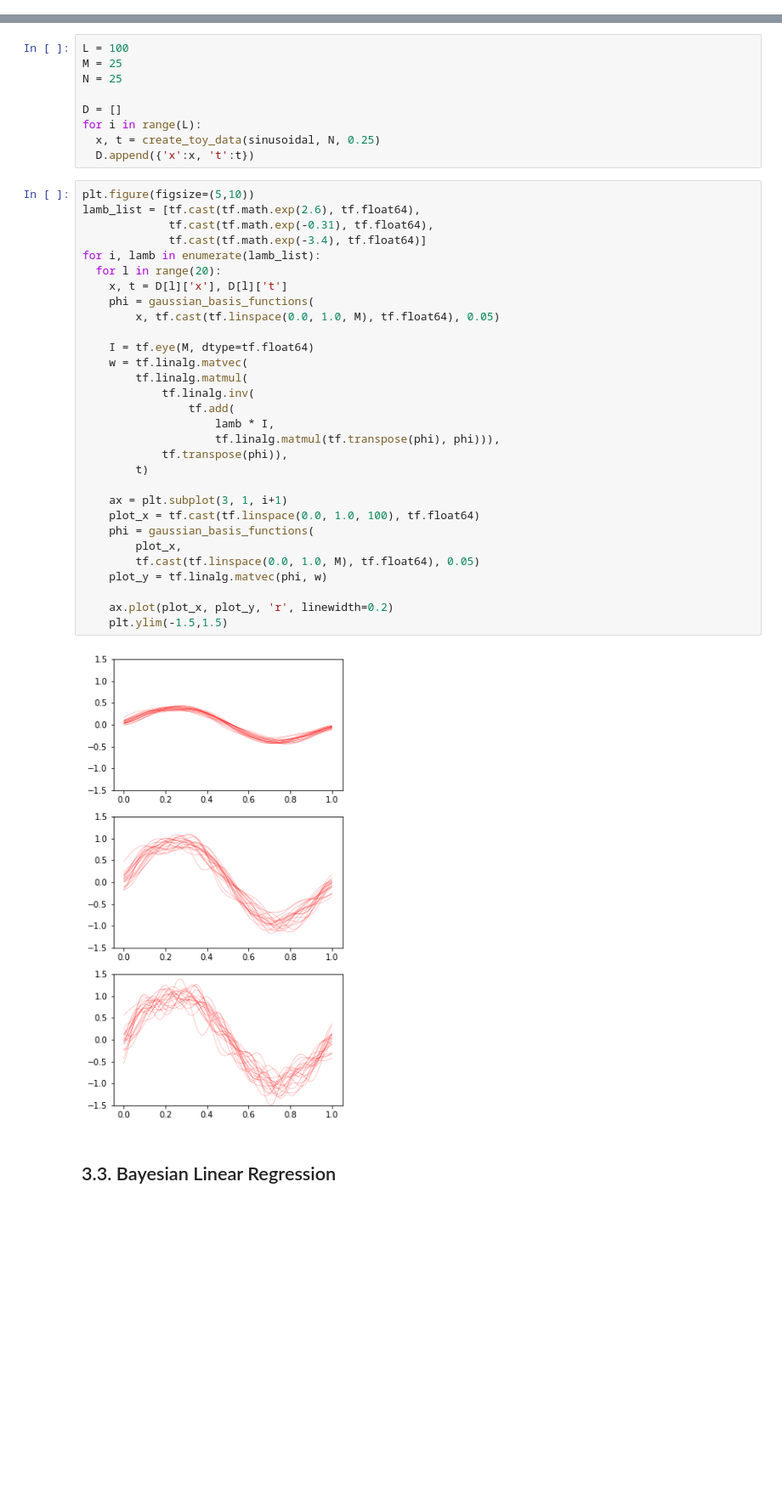
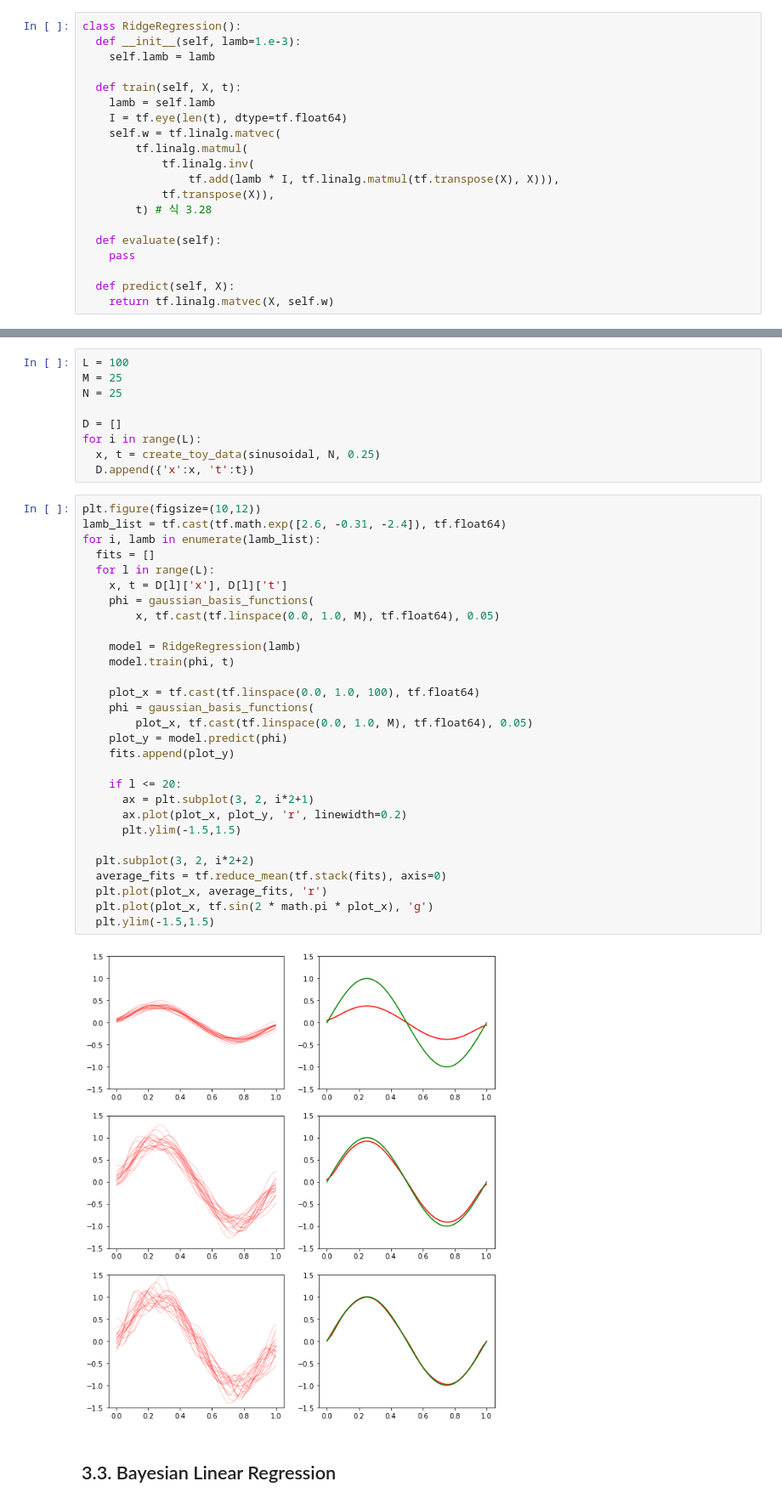
Before and after one commit to bt22dr/PRML, a Jupyter notebook: PRML_chapter_3.ipynb, the cells around one changed output, grey strips where cells are left out. Shown at 85% size. Drawn from its saved outputs; the diff is of its cells as text; blank space fills up the shorter version.

```diff
--- a/PRML_chapter_3.ipynb
+++ b/PRML_chapter_3.ipynb
@@ -206,4 +211,24 @@ $$
 $$
 \textbf{w}_\text{reg} = (\lambda \textbf{I} + \mathbf{\Phi}^\text{T}\mathbf{\Phi})^{-1}\mathbf{\Phi}^\text{T} \mathsf{\bf{t}}
 $$
+# %%
+class RidgeRegression():
+  def __init__(self, lamb=1.e-3):
+    self.lamb = lamb
+
+  def train(self, X, t):
+    lamb = self.lamb
+    I = tf.eye(len(t), dtype=tf.float64)
+    self.w = tf.linalg.matvec(
+        tf.linalg.matmul(
+            tf.linalg.inv(
+                tf.add(lamb * I, tf.linalg.matmul(tf.transpose(X), X))),
+            tf.transpose(X)),
+        t) # 식 3.28
+
+  def evaluate(self):
+    pass
+
+  def predict(self, X):
+    return tf.linalg.matvec(X, self.w)
 # %%
@@ -251,36 +264,35 @@ for i in range(L):
   x, t = create_toy_data(sinusoidal, N, 0.25)
   D.append({'x':x, 't':t})
 # %%
-plt.figure(figsize=(5,10))
-lamb_list = [tf.cast(tf.math.exp(2.6), tf.float64),
-             tf.cast(tf.math.exp(-0.31), tf.float64),
-             tf.cast(tf.math.exp(-3.4), tf.float64)]
+plt.figure(figsize=(10,12))
+lamb_list = tf.cast(tf.math.exp([2.6, -0.31, -2.4]), tf.float64)
 for i, lamb in enumerate(lamb_list):
-  for l in range(20):
+  fits = []
+  for l in range(L):
     x, t = D[l]['x'], D[l]['t']
     phi = gaussian_basis_functions(
         x, tf.cast(tf.linspace(0.0, 1.0, M), tf.float64), 0.05)
 
-    I = tf.eye(M, dtype=tf.float64)
-    w = tf.linalg.matvec(
-        tf.linalg.matmul(
-            tf.linalg.inv(
-                tf.add(
-                    lamb * I,
-                    tf.linalg.matmul(tf.transpose(phi), phi))),
-            tf.transpose(phi)),
-        t)
+    model = RidgeRegression(lamb)
+    model.train(phi, t)
 
-    ax = plt.subplot(3, 1, i+1)
     plot_x = tf.cast(tf.linspace(0.0, 1.0, 100), tf.float64)
     phi = gaussian_basis_functions(
-        plot_x,
-        tf.cast(tf.linspace(0.0, 1.0, M), tf.float64), 0.05)
-    plot_y = tf.linalg.matvec(phi, w)
+        plot_x, tf.cast(tf.linspace(0.0, 1.0, M), tf.float64), 0.05)
+    plot_y = model.predict(phi)
+    fits.append(plot_y)
 
-    ax.plot(plot_x, plot_y, 'r', linewidth=0.2)
-    plt.ylim(-1.5,1.5)
+    if l <= 20:
+      ax = plt.subplot(3, 2, i*2+1)
+      ax.plot(plot_x, plot_y, 'r', linewidth=0.2)
+      plt.ylim(-1.5,1.5)
+
+  plt.subplot(3, 2, i*2+2)
+  average_fits = tf.reduce_mean(tf.stack(fits), axis=0)
+  plt.plot(plot_x, average_fits, 'r')
+  plt.plot(plot_x, tf.sin(2 * math.pi * plot_x), 'g')
+  plt.ylim(-1.5,1.5)
 # %% [output]
-[figure, old version]
+[figure, new version]
 # %% [markdown]
 ## 3.3. Bayesian Linear Regression
```
Also changed, not shown: parts of 32 cells of this notebook.
